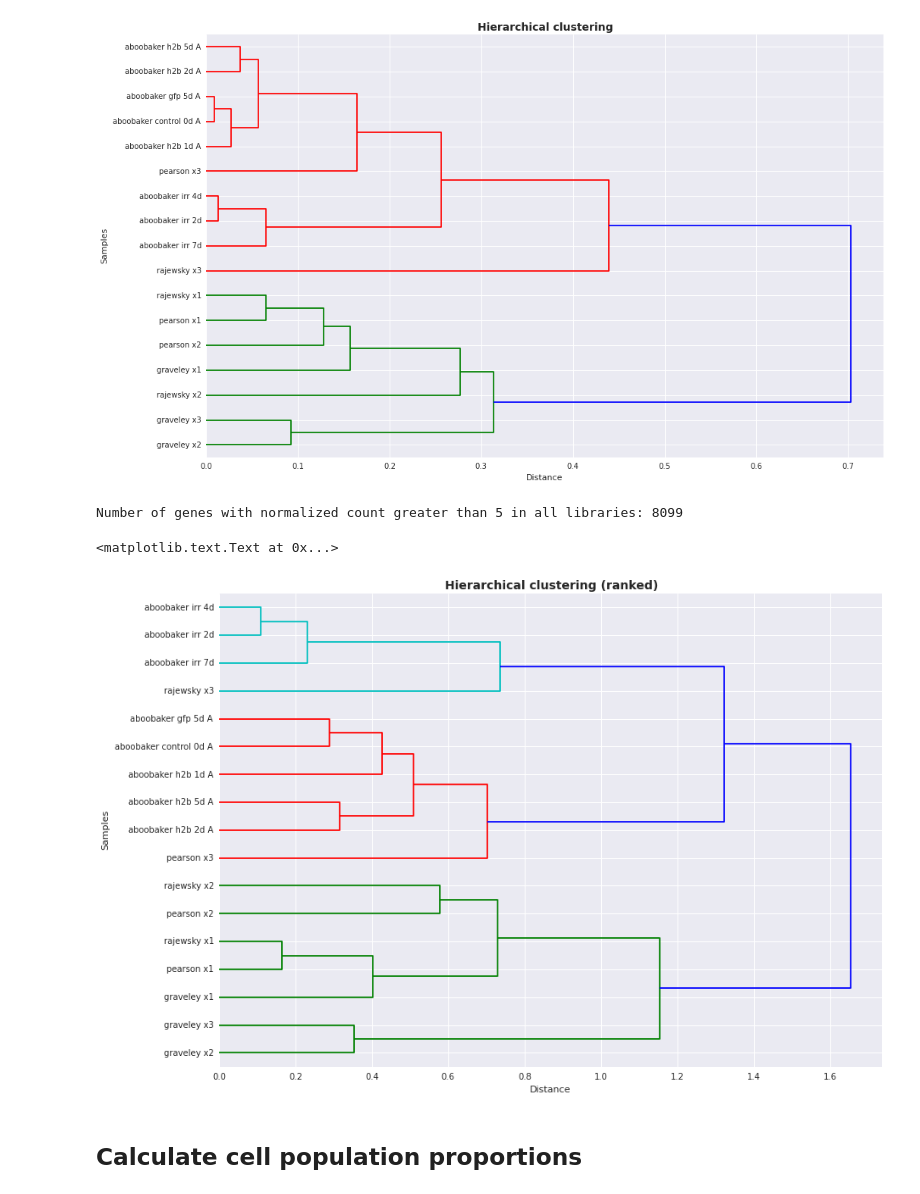
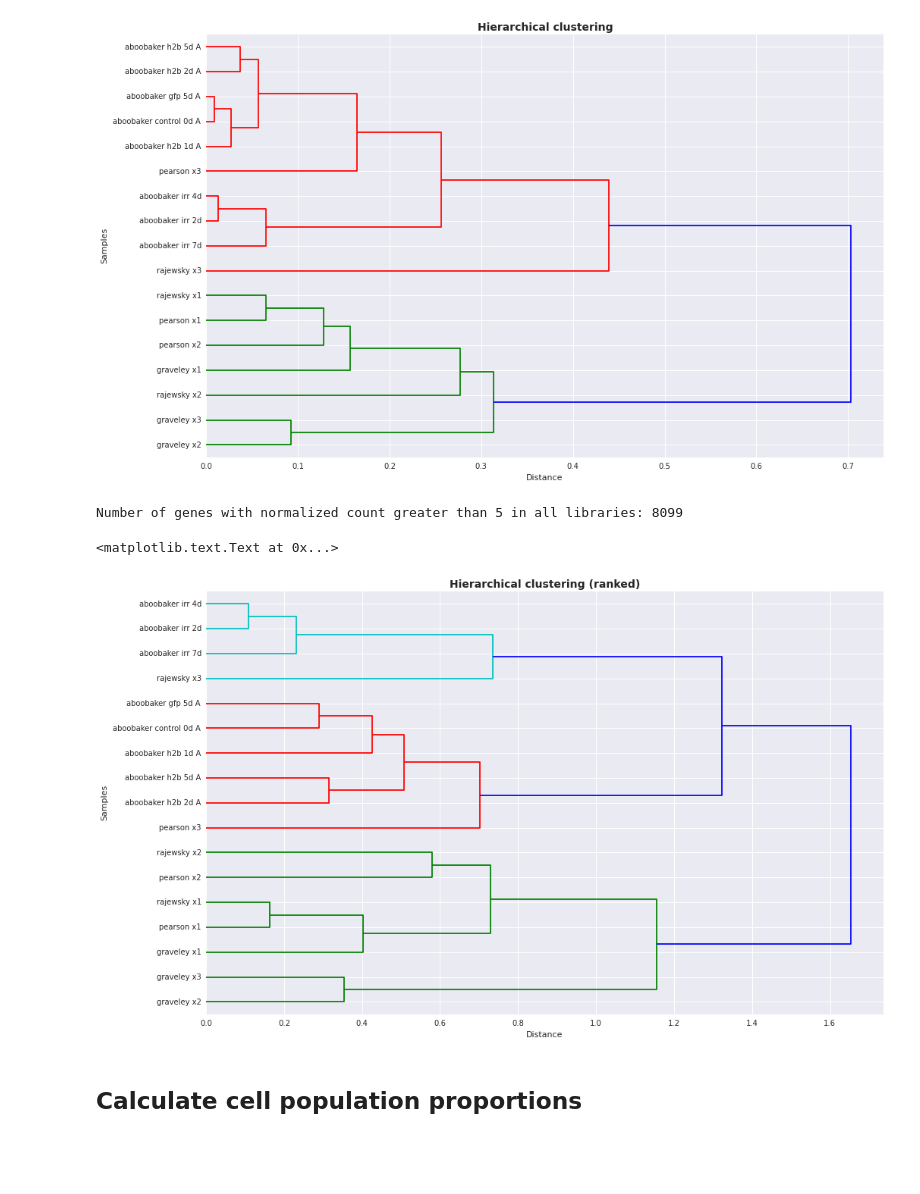
Before and after one commit to damiankao/smed-neoblast-analysis, a Jupyter notebook: 005_analysis.ipynb, the cells around one changed output. Drawn from its saved outputs; the diff is of its cells as text; code cells hidden in the pictures; blank space fills up the shorter version.

```diff
--- a/005_analysis.ipynb
+++ b/005_analysis.ipynb
@@ -116,18 +113,18 @@ Number of genes with normalized count greater than 5 in all libraries: 8099
 # %%
 thresh = 5
 df = neoblasts[neoblasts[neoblasts > thresh].count(1) == len(neoblasts.axes[1])]
 print 'Number of genes with normalized count greater than', thresh, 'in all libraries:', len(df)
 d = dist.pdist(df.rank(1).T,'correlation')
 link = hier.linkage(d,method='complete')
-plt.figure(figsize=[14,10])
+plt.figure(figsize=[16,10])
 hier.dendrogram(link,labels=[' '.join(x.split('_')) for x in neoblasts.axes[1]],orientation='left')
 plt.xlabel('Distance')
 plt.ylabel('Samples')
 plt.title('Hierarchical clustering (ranked)', fontweight='bold', fontsize=14)
 # %% [output]
 Number of genes with normalized count greater than 5 in all libraries: 8099
 <matplotlib.text.Text at 0x...>
-[figure, old version]
+[figure, new version]
 # %% [markdown]
 ## Calculate cell population proportions
 # %%
```
Also changed, not shown: parts of 6 cells of this notebook.
